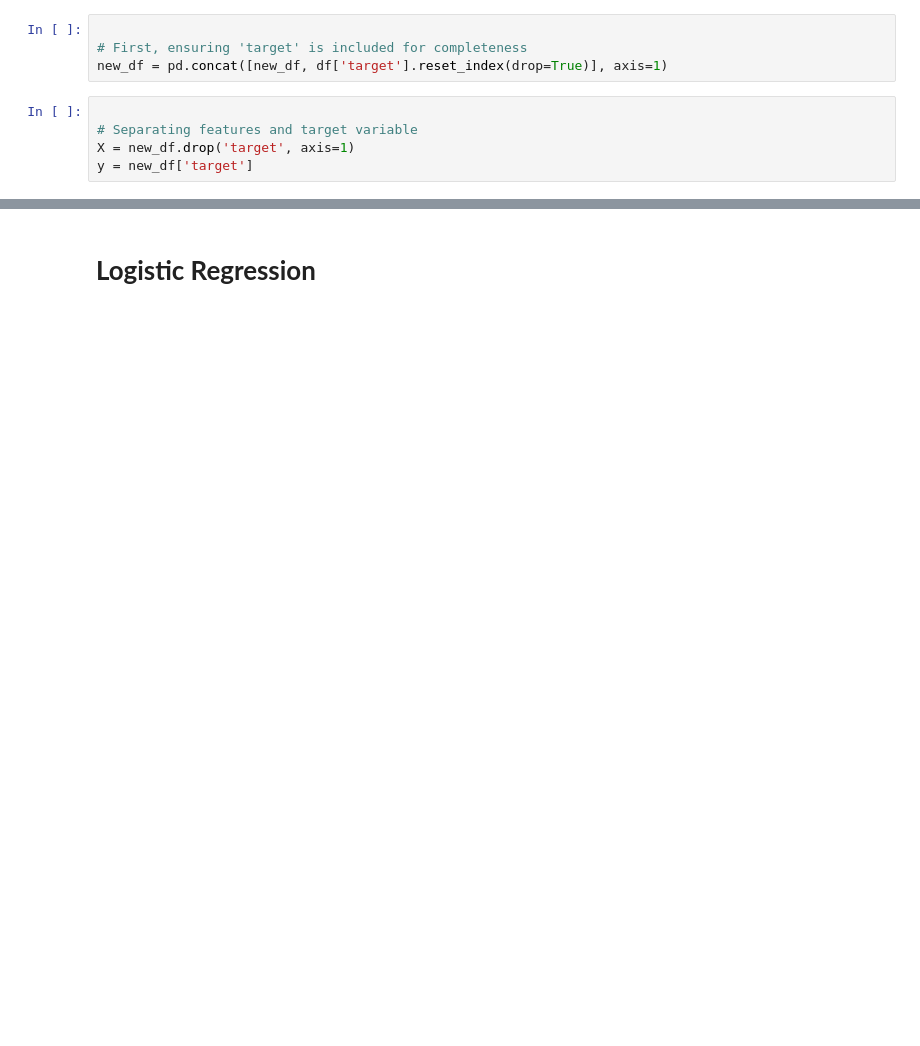
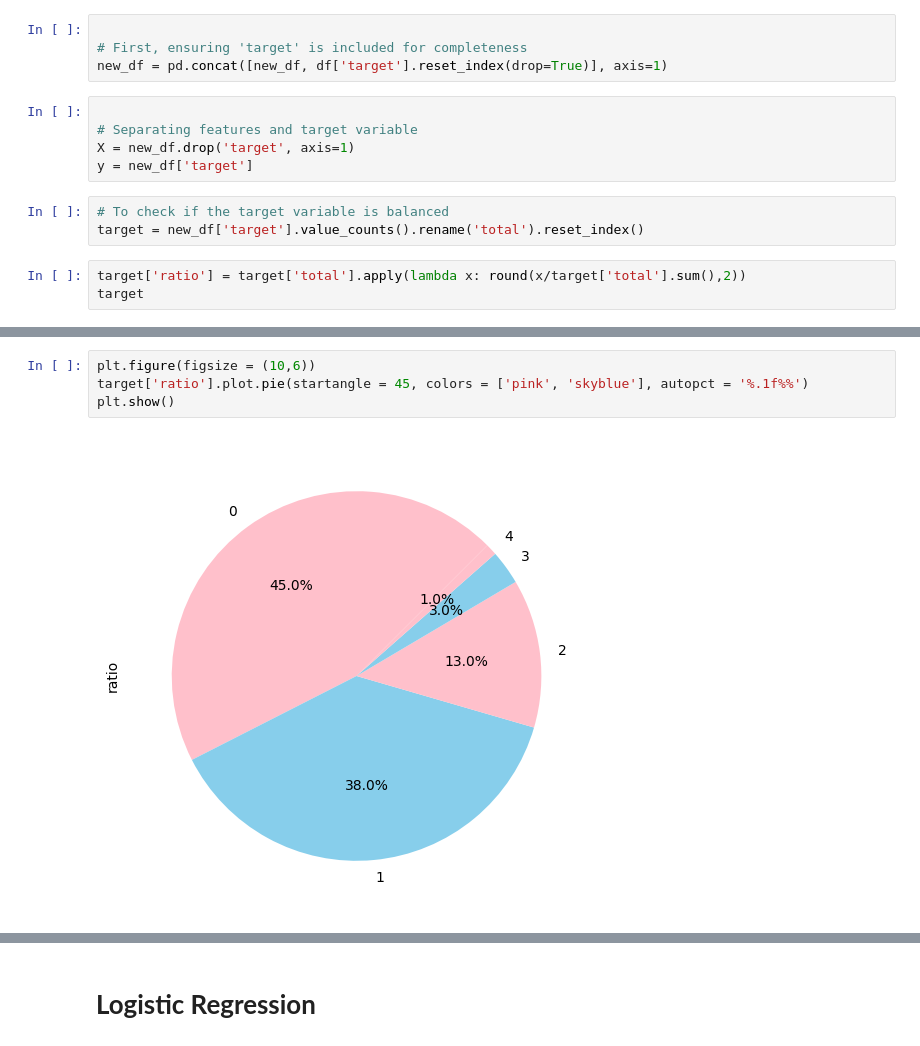
Before and after one commit to bamzyyyy/Cardiovascular-Disease-Prediction_-Report, a Jupyter notebook: CVD_Project (1).ipynb, the cells around one changed output, grey strips where cells are left out. Saved outputs shown, nothing was run; the diff lists cells and outputs as text; blank space fills up the shorter version.

```diff
--- a/CVD_Project (1).ipynb
+++ b/CVD_Project (1).ipynb
@@ -190,3 +260,9 @@ new_df = pd.concat([new_df, df['target'].reset_index(drop=True)], axis=1)
 # Separating features and target variable
 X = new_df.drop('target', axis=1)
 y = new_df['target']
+# %%
+# To check if the target variable is balanced
+target = new_df['target'].value_counts().rename('total').reset_index()
+# %%
+target['ratio'] = target['total'].apply(lambda x: round(x/target['total'].sum(),2))
+target
@@ -193,3 +276,9 @@ y = new_df['target']
+# %%
+plt.figure(figsize = (10,6))
+target['ratio'].plot.pie(startangle = 45, colors = ['pink', 'skyblue'], autopct = '%.1f%%')
+plt.show()
+# %% [output]
+[figure, added]
 # %%
 
 # Splitting the dataset into training and testing sets
```
Also changed, not shown: parts of 56 cells of this notebook, 1 other file.
